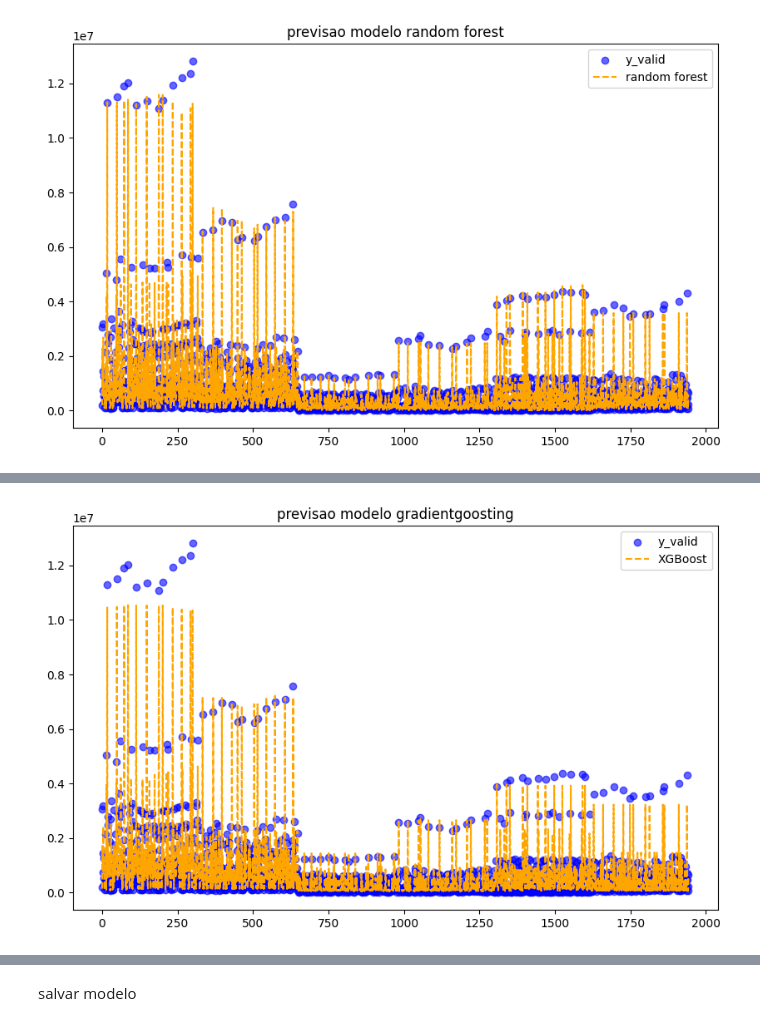
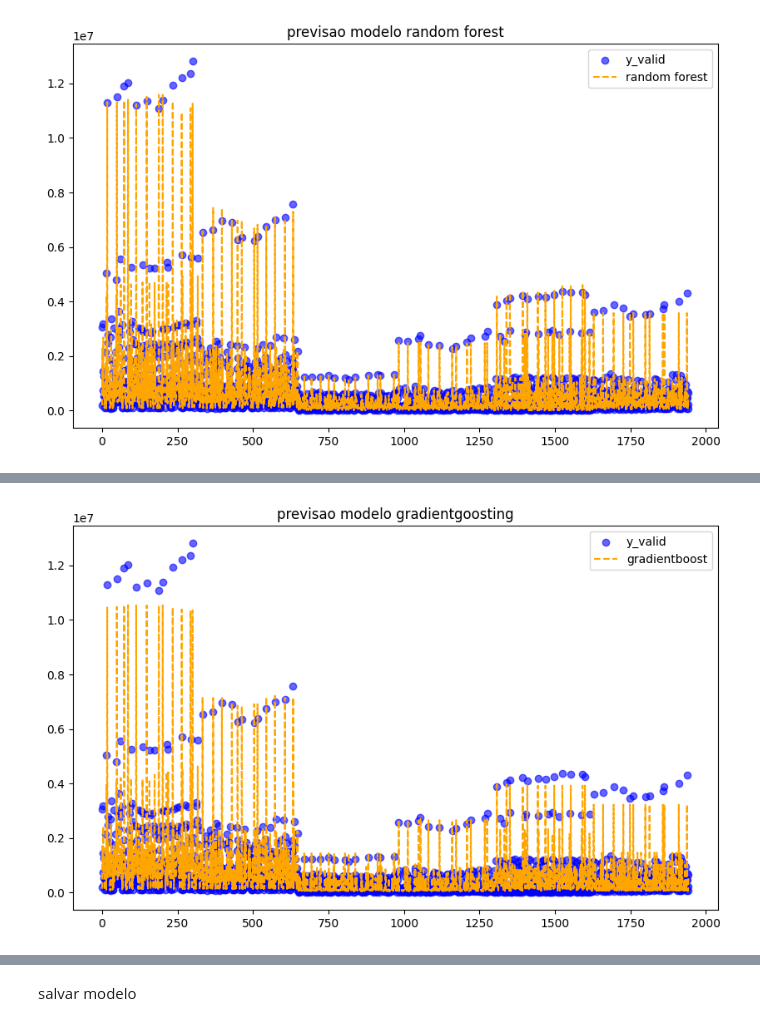
Before and after one commit to WesleySouza13/energy-consumption-forecast-br, a Jupyter notebook: Untitled-1.ipynb, the cells around one changed output, grey strips where cells are left out. Drawn from its saved outputs; the diff is of its cells as text; code cells hidden in the pictures.

```diff
--- a/Untitled-1.ipynb
+++ b/Untitled-1.ipynb
@@ -741,9 +741,9 @@ pred_xgboost = pipe.predict(x_valid)
 # %%
 #graf xgboost
 plt.figure(figsize=(10,6))
 plt.scatter(range(len(y_valid)), y_valid, label='y_valid', color='blue', alpha=0.6)
-sns.lineplot(pred_xgboost, label='XGBoost', linestyle='--', color='orange')
+sns.lineplot(pred_xgboost, label='gradientboost', linestyle='--', color='orange')
 plt.title('previsao modelo gradientgoosting')
 plt.show()
 # %% [output]
-[figure, old version]
+[figure, new version]
```
Also changed, not shown: parts of 2 cells of this notebook.
